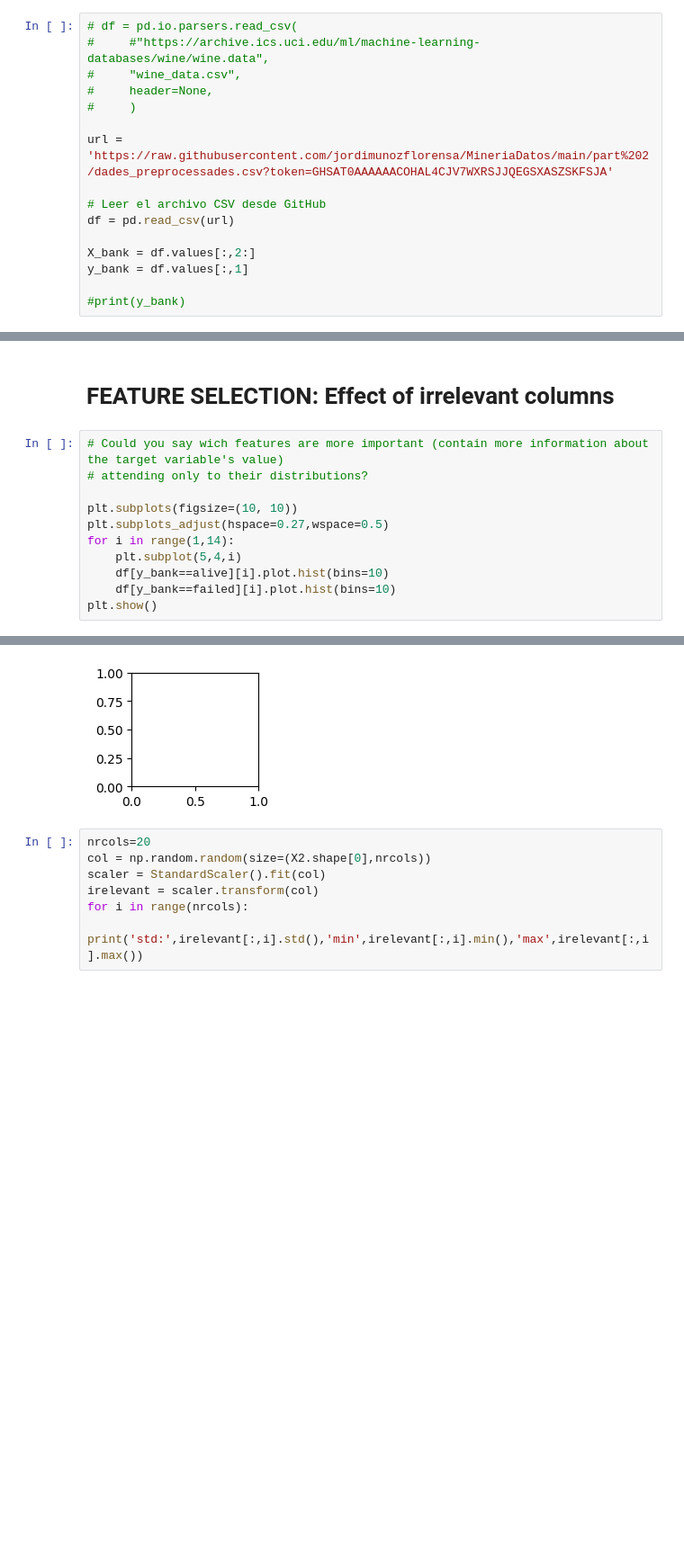
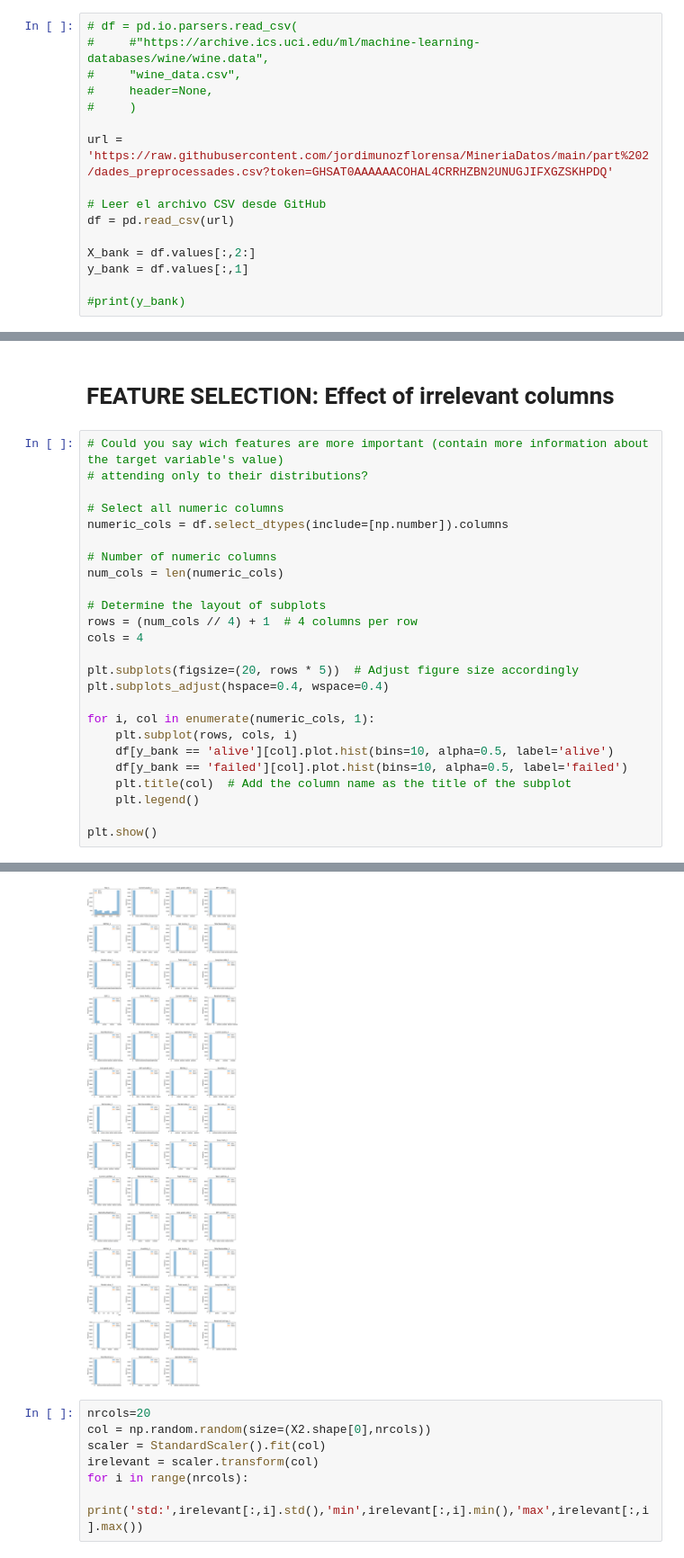
Before and after one commit to jordimunozflorensa/MineriaDatos, a Jupyter notebook: part 2/Data preparation and feature selection.ipynb, the cells around one changed output, grey strips where cells are left out. Shown at 90% size. Drawn from its saved outputs; the diff is of its cells as text; blank space fills up the shorter version.

```diff
--- a/part 2/Data preparation and feature selection.ipynb
+++ b/part 2/Data preparation and feature selection.ipynb
@@ -194,7 +194,7 @@ dtype: float64
 #     header=None,
 #     )
 
-url = 'https://raw.githubusercontent.com/jordimunozflorensa/MineriaDatos/main/part%202/dades_preprocessades.csv?token=GHSAT0AAAAAACOHAL4CJV7WXRSJJQEGSXASZSKFSJA'
+url = 'https://raw.githubusercontent.com/jordimunozflorensa/MineriaDatos/main/part%202/dades_preprocessades.csv?token=GHSAT0AAAAAACOHAL4CRRHZBN2UNUGJIFXGZSKHPDQ'
 
 # Leer el archivo CSV desde GitHub
 df = pd.read_csv(url)
@@ -314,11 +314,25 @@ std: 1.0000000000000002 min -4.884680556224554 max 45.727817583970804
 # Could you say wich features are more important (contain more information about the target variable's value)
 # attending only to their distributions?
 
-plt.subplots(figsize=(10, 10))
-plt.subplots_adjust(hspace=0.27,wspace=0.5)
-for i in range(1,14):
-    plt.subplot(5,4,i)
-    df[y_bank==alive][i].plot.hist(bins=10)
-    df[y_bank==failed][i].plot.hist(bins=10)
+# Select all numeric columns
+numeric_cols = df.select_dtypes(include=[np.number]).columns
+
+# Number of numeric columns
+num_cols = len(numeric_cols)
+
+# Determine the layout of subplots
+rows = (num_cols // 4) + 1  # 4 columns per row
+cols = 4
+
+plt.subplots(figsize=(20, rows * 5))  # Adjust figure size accordingly
+plt.subplots_adjust(hspace=0.4, wspace=0.4)
+
+for i, col in enumerate(numeric_cols, 1):
+    plt.subplot(rows, cols, i)
+    df[y_bank == 'alive'][col].plot.hist(bins=10, alpha=0.5, label='alive')
+    df[y_bank == 'failed'][col].plot.hist(bins=10, alpha=0.5, label='failed')
+    plt.title(col)  # Add the column name as the title of the subplot
+    plt.legend()
+
 plt.show()
 # %% [output]
@@ -326,4 +339,4 @@ NameError: name 'alive' is not defined
-[figure, old version]
+[figure, new version]
 # %%
 nrcols=20
 col = np.random.random(size=(X2.shape[0],nrcols))
```
Also changed, not shown: parts of 5 cells of this notebook.
